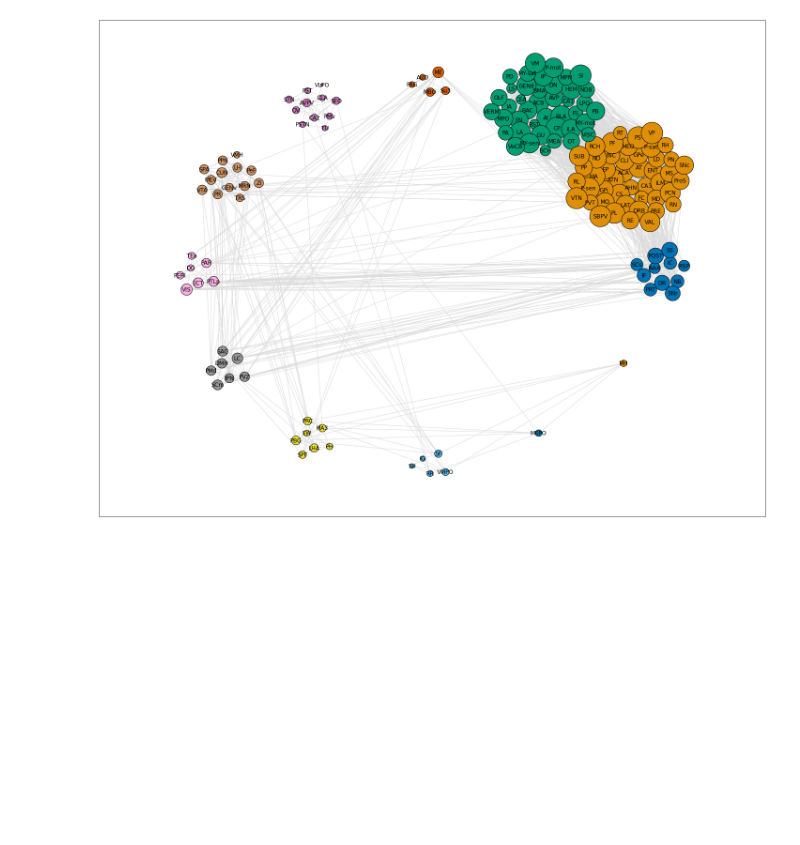
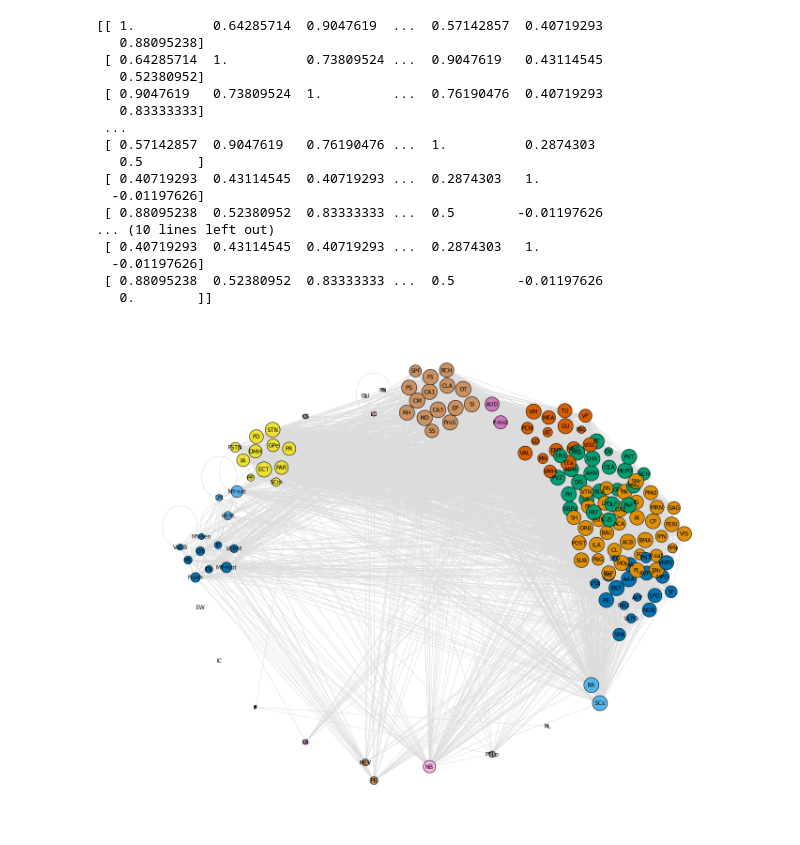
Before and after one commit to rsenne/network_analysis, a Jupyter notebook: ryan_analysis_notebook.ipynb, the cells around one changed output. Drawn from its saved outputs; the diff is of its cells as text; code cells hidden in the pictures; blank space fills up the shorter version.

```diff
--- a/ryan_analysis_notebook.ipynb
+++ b/ryan_analysis_notebook.ipynb
@@ -5,19 +5,37 @@ import networkx as nx
 %matplotlib inline
 # %%
 # set some filepaths for network creation
-control_of = '/home/ryansenne/PycharmProjects/Networks2/csv_files/Control_Large_Network.csv'
-ChR2_of = '/home/ryansenne/PycharmProjects/Networks2/csv_files/ChR2_Large_Network.csv'
+control_of = r'C:\Users\Ryan Senne\PycharmProjects\network_analysis\csv_files\ChR2_Small_Box.csv'
+ChR2_of = r'C:\Users\Ryan Senne\PycharmProjects\network_analysis\csv_files\Control_Small_Box.csv'
 # %%
 # control_of network
 control_data, control_nodes = net.loadData(control_of)
-control_rvals, p, control_p_adj, rej = net.corrMatrix(control_data, z_trans=True)
-control_threshold_matrix = net.significanceCheck(control_p_adj, control_rvals, 1, names=control_nodes, include_Negs=True)
-control_per = net.percentile(control_threshold_matrix, 0.2)
-control_G, pos = net.networx(control_per, control_nodes)
-df, control_mark_clust = net.markov(control_G)
+control_rvals, p  = net.corrMatrix(control_data, corr_type='Spearman', z_trans=False)
+print(control_rvals)
+control_threshold_matrix = net.significanceCheck(p, control_rvals, 1, names=control_nodes, include_Negs=True)
+print(control_threshold_matrix)
+control_per = net.percentile(control_threshold_matrix, 0.5)
+control_G = net.networx(control_per, control_nodes)
+df, control_mark_clust, _ = net.markov(control_G, control_nodes)
 control_color_list = net.grab_color_attributes(control_mark_clust, control_nodes)
 control_pos_dict = net.get_position_data(control_mark_clust, control_nodes)
 net.graph_network(control_G, list(control_color_list.values()), control_pos_dict)
 # %% [output]
+[[ 1.          0.64285714  0.9047619  ...  0.57142857  0.40719293
+   0.88095238]
+ [ 0.64285714  1.          0.73809524 ...  0.9047619   0.43114545
+   0.52380952]
+ [ 0.9047619   0.73809524  1.         ...  0.76190476  0.40719293
+   0.83333333]
+ ...
+ [ 0.57142857  0.9047619   0.76190476 ...  1.          0.2874303
+   0.5       ]
+ [ 0.40719293  0.43114545  0.40719293 ...  0.2874303   1.
+  -0.01197626]
+ [ 0.88095238  0.52380952  0.83333333 ...  0.5        -0.01197626
+... (10 lines left out)
+ [ 0.40719293  0.43114545  0.40719293 ...  0.2874303   1.
+  -0.01197626]
+ [ 0.88095238  0.52380952  0.83333333 ...  0.5        -0.01197626
+   0.        ]]
-[figure, old version]
+[figure, new version]
-[figure, removed]
```
Also changed, not shown: parts of 5 cells of this notebook, 6 other files.
